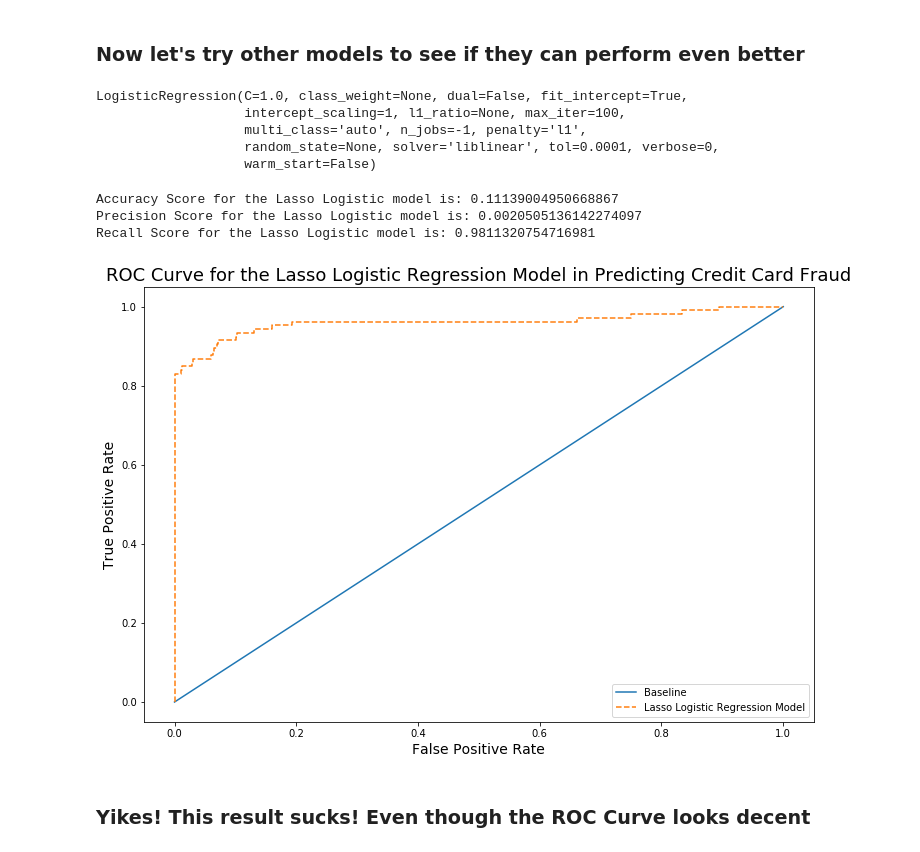
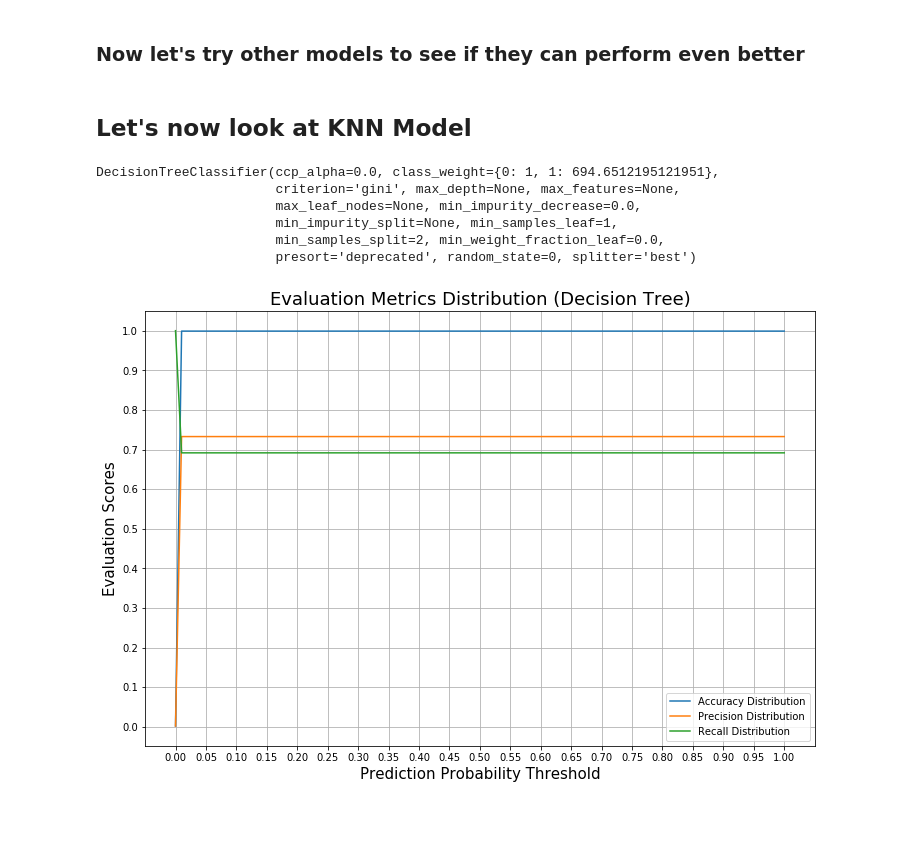
Before and after one commit to HaoxuanXu/credit_card_fraud_detection, a Jupyter notebook: Credit_Card_Fraud_Detection_Classical_Models.ipynb, the cells around one changed output. Saved outputs shown, nothing was run; the diff lists cells and outputs as text; code cells hidden in the pictures; blank space fills up the shorter version.

```diff
--- a/Credit_Card_Fraud_Detection_Classical_Models.ipynb
+++ b/Credit_Card_Fraud_Detection_Classical_Models.ipynb
@@ -186,42 +293,17 @@ important_features = ["V17", "V12", "V14", "V10", "V16", "V11", "V18"]
-# %%
-logreg = LogisticRegression(penalty="l1", solver="liblinear",n_jobs=-1)
-logreg.fit(X_train_scaled[important_features], y_train)
-# %% [output]
-LogisticRegression(C=1.0, class_weight=None, dual=False, fit_intercept=True,
-                   intercept_scaling=1, l1_ratio=None, max_iter=100,
-                   multi_class='auto', n_jobs=-1, penalty='l1',
-                   random_state=None, solver='liblinear', tol=0.0001, verbose=0,
-                   warm_start=False)
-# %%
-logreg_y_pred = logreg.predict(X_test[important_features])
-logreg_accuracy = accuracy_score(y_test, logreg_y_pred)
-logreg_precision = precision_score(y_test, logreg_y_pred)
-logreg_recall = recall_score(y_test, logreg_y_pred)
-
-print("Accuracy Score for the Lasso Logistic model is: {}".format(rf_accuracy))
-print("Precision Score for the Lasso Logistic model is: {}".format(rf_precision))
-print("Recall Score for the Lasso Logistic model is: {}".format(rf_recall))
-# %% [output]
-Accuracy Score for the Lasso Logistic model is: 0.11139004950668867
-Precision Score for the Lasso Logistic model is: 0.0020505136142274097
-Recall Score for the Lasso Logistic model is: 0.9811320754716981
-# %%
-y_score = logreg.predict_proba(X_test_scaled[important_features])[:, 1]
-
-bl_probs = [0 for a in range(len(y_test))]
-
-bl_fpr, bl_tpr, _ = roc_curve(y_test, bl_probs)
-logreg_fpr, logreg_tpr, _ = roc_curve(y_test, y_score)
-
-plt.subplots(figsize = (12, 8))
-plt.plot(bl_fpr, bl_tpr, label = "Baseline")
-plt.plot(logreg_fpr, logreg_tpr, linestyle="--", label = "Lasso Logistic Regression Model")
-plt.xlabel("False Positive Rate", size=14)
-plt.ylabel("True Positive Rate", size=14)
-plt.title("ROC Curve for the Lasso Logistic Regression Model in Predicting Credit Card Fraud", size = 18)
-plt.legend()
-plt.show()
-# %% [output]
-[figure, removed]
-# %% [markdown]
-### Yikes! This result sucks! Even though the ROC Curve looks decent
+# %% [markdown]
+## Let's now look at KNN Model
+# %%
+dt = DecisionTreeClassifier(random_state = 0, class_weight = {0:1, 1:fraud_weight})
+dt.fit(X_train_scaled, y_train)
+# %% [output]
+DecisionTreeClassifier(ccp_alpha=0.0, class_weight={0: 1, 1: 694.6512195121951},
+                       criterion='gini', max_depth=None, max_features=None,
+                       max_leaf_nodes=None, min_impurity_decrease=0.0,
+                       min_impurity_split=None, min_samples_leaf=1,
+                       min_samples_split=2, min_weight_fraction_leaf=0.0,
+                       presort='deprecated', random_state=0, splitter='best')
+# %%
+y_pred_proba_dt = dt.predict_proba(X_test_scaled)
+evaluate_score_distribution(y_pred_proba_dt, y_test, "Decision Tree")
+# %% [output]
+[figure, added]
```
Also changed, not shown: parts of 26 cells of this notebook, 2 other files.
